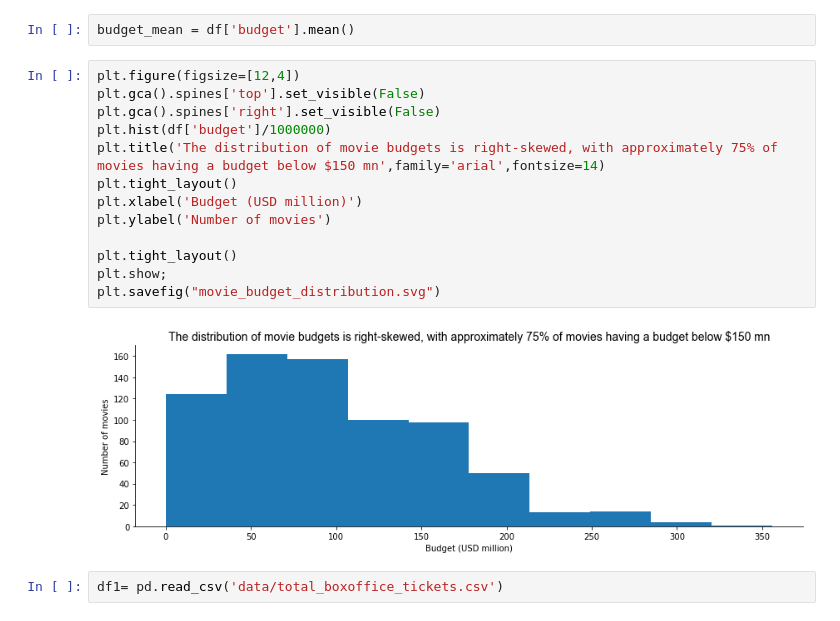
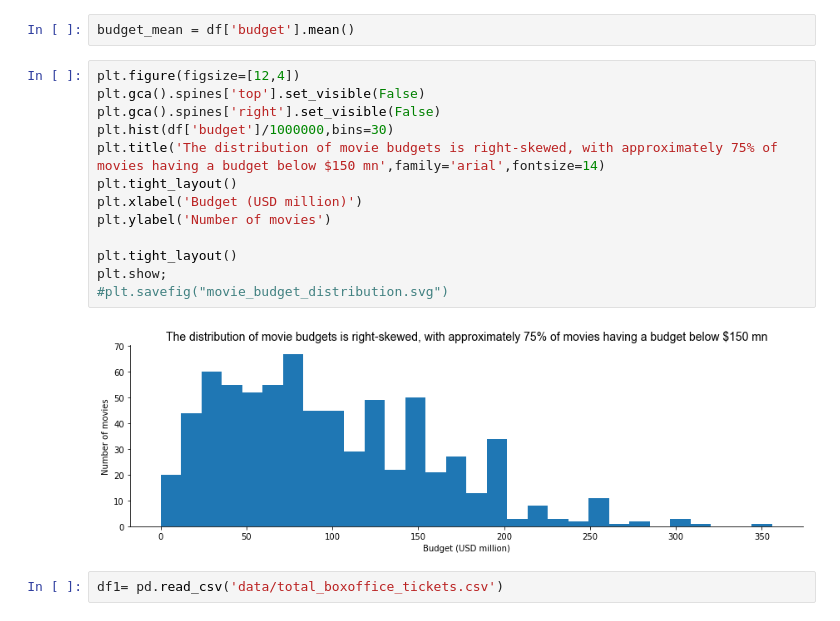
Before and after one commit to tawney-kirkland/02-luther, a Jupyter notebook: visualisation.ipynb, the cells around one changed output. Cells and saved outputs as stored; diff of their text form.

```diff
--- a/visualisation.ipynb
+++ b/visualisation.ipynb
@@ -76,18 +76,18 @@ budget_mean = df['budget'].mean()
 # %%
 plt.figure(figsize=[12,4])
 plt.gca().spines['top'].set_visible(False)
 plt.gca().spines['right'].set_visible(False)
-plt.hist(df['budget']/1000000)
+plt.hist(df['budget']/1000000,bins=30)
 plt.title('The distribution of movie budgets is right-skewed, with approximately 75% of movies having a budget below $150 mn',family='arial',fontsize=14)
 plt.tight_layout()
 plt.xlabel('Budget (USD million)')
 plt.ylabel('Number of movies')
 
 plt.tight_layout()
 plt.show;
-plt.savefig("movie_budget_distribution.svg")
+#plt.savefig("movie_budget_distribution.svg")
 # %% [output]
-[figure, old version]
+[figure, new version]
 # %%
 df1= pd.read_csv('data/total_boxoffice_tickets.csv')
 # %% [markdown]
```
Also changed, not shown: parts of 3 cells of this notebook, 1 other file.
